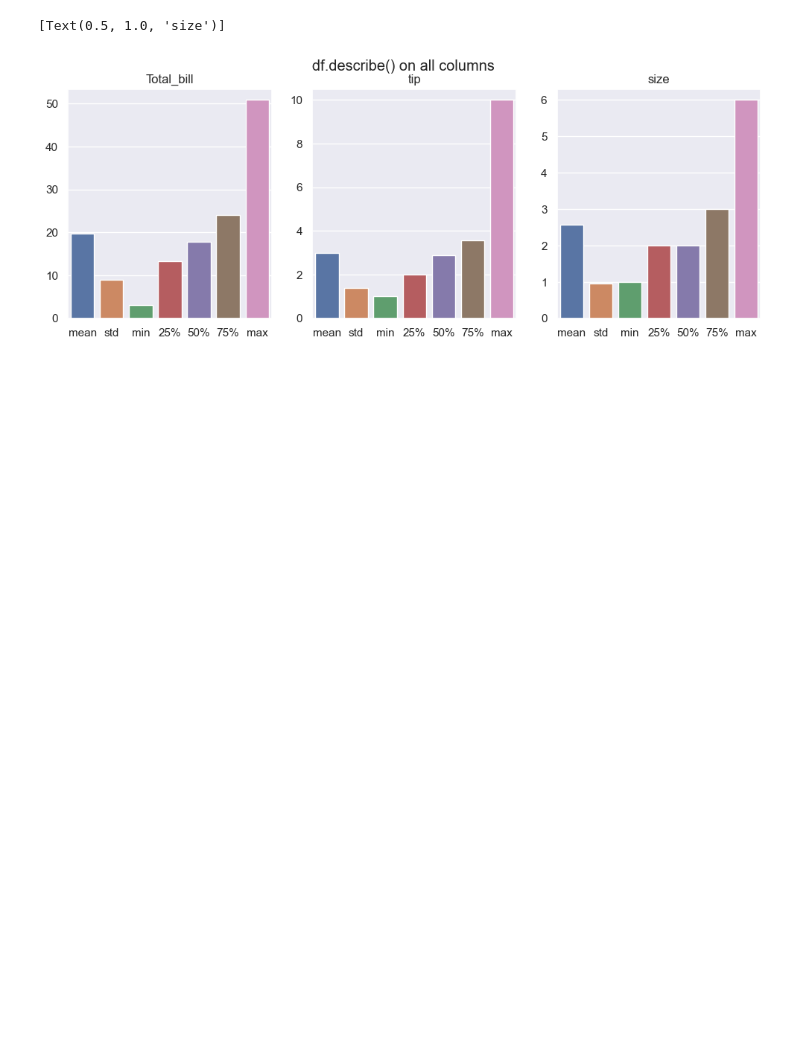
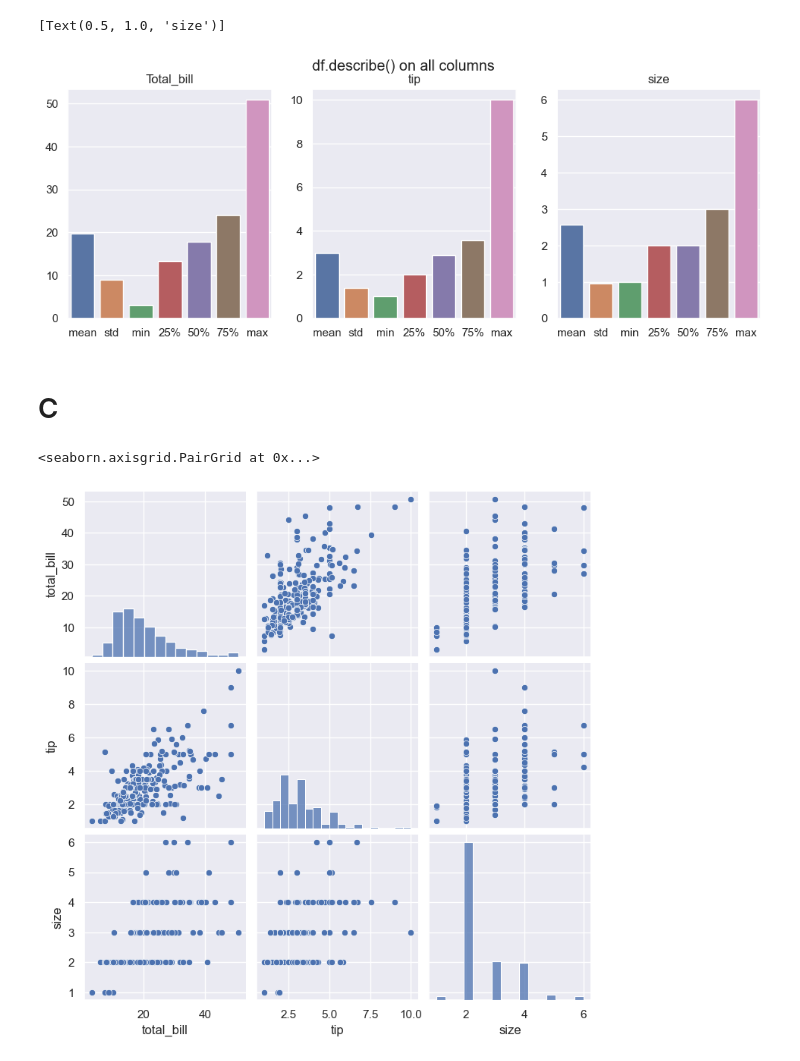
Before and after one commit to Danneftw1/Machine-learning, a Jupyter notebook: Exercises/Exercises-3-overfit_regularization.ipynb, the cells around one changed output. Drawn from its saved outputs; the diff is of its cells as text; code cells hidden in the pictures; blank space fills up the shorter version.

```diff
--- a/Exercises/Exercises-3-overfit_regularization.ipynb
+++ b/Exercises/Exercises-3-overfit_regularization.ipynb
@@ -64,3 +70,10 @@ sns.barplot(ax=axes[2], data=df,x=size_df.index, y=size_df.values).set(title="si
 # %% [output]
 [Text(0.5, 1.0, 'size')]
 [figure]
+# %% [markdown]
+# C
+# %%
+sns.pairplot(df)
+# %% [output]
+<seaborn.axisgrid.PairGrid at 0x...>
+[figure, added]
```
Also changed, not shown: parts of 5 cells of this notebook, 2 other files.
